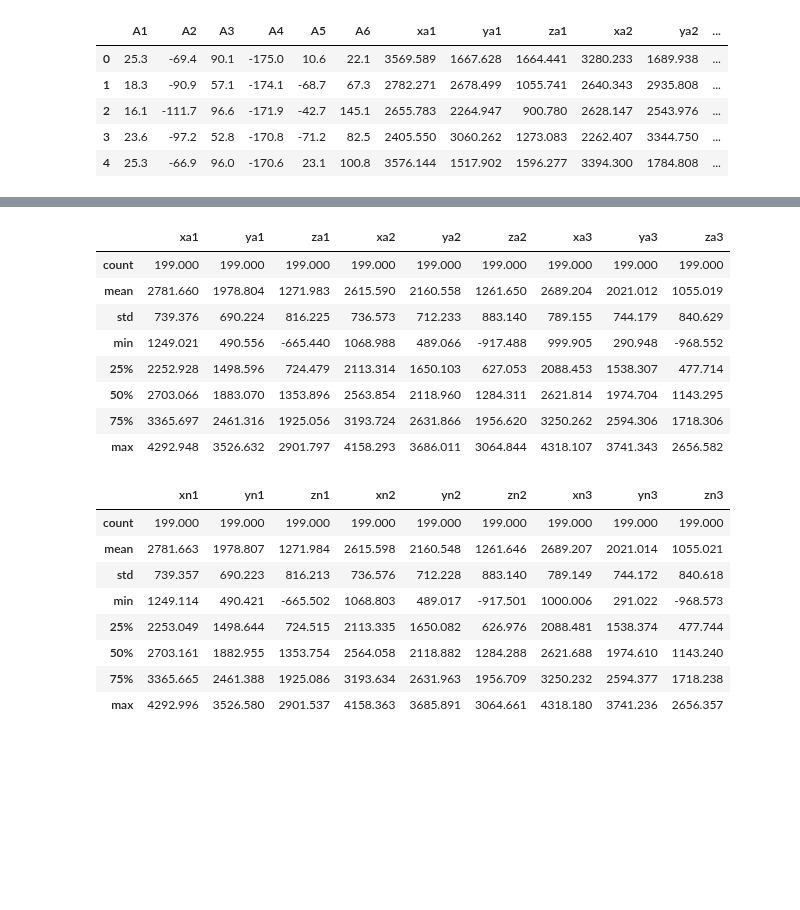
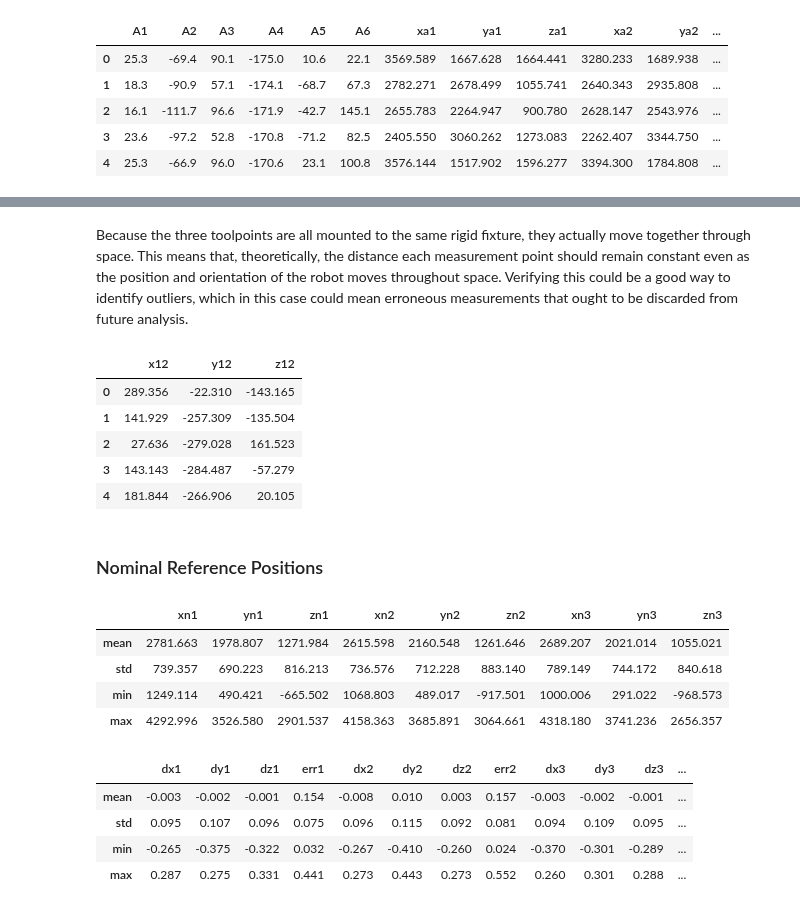
Before and after one commit to BotScutters/robot_accuracy, a Jupyter notebook: Positional accuracy of a 6-axis robot arm.ipynb, the cells around one changed output, grey strips where cells are left out. Saved outputs shown, nothing was run; the diff lists cells and outputs as text; code cells hidden in the pictures; blank space fills up the shorter version.

Commit message:
Updated notebook with further analysis
Analyzed joint positions, started analyzing measured positions. Lots more to go...

```diff
--- a/Positional accuracy of a 6-axis robot arm.ipynb
+++ b/Positional accuracy of a 6-axis robot arm.ipynb
@@ -71,0 +113,2 @@ joints.describe()
+# %% [markdown]
+Because the three toolpoints are all mounted to the same rigid fixture, they actually move together through space. This means that, theoretically, the distance each measurement point should remain constant even as the position and orientation of the robot moves throughout space. Verifying this could be a good way to identify outliers, which in this case could mean erroneous measurements that ought to be discarded from future analysis.
@@ -72,30 +120,36 @@ joints.describe()
+# %%
+vec12 = pd.DataFrame(pt1act.values-pt2act.values, columns=['x12', 'y12', 'z12'])
+vec23 = pd.DataFrame(pt2act.values-pt3act.values, columns=['x23', 'y23', 'z23'])
+vec13 = pd.DataFrame(pt1act.values-pt3act.values, columns=['x13', 'y13', 'z13'])
+vec12.head()
+# %% [output]
+|  | x12 | y12 | z12 |
+| 0 | 289.356 | -22.310 | -143.165 |
+| 1 | 141.929 | -257.309 | -135.504 |
+| 2 | 27.636 | -279.028 | 161.523 |
+| 3 | 143.143 | -284.487 | -57.279 |
+| 4 | 181.844 | -266.906 | 20.105 |
+# %% [markdown]
+### Nominal Reference Positions
 # %%
-# make dataframe containing just the measured positions for each pose
-actuals_cols = robodata.iloc[:, 6:15].columns
-actuals = robodata[actuals_cols]
-actuals.describe()
+# make dataframe containing just the nominal positions for each pose
+nominals_cols = robodata.iloc[:, 15:24].columns
+nominals = robodata[nominals_cols]
+nominals.describe().loc[['mean','std', 'min', 'max']]
 # %% [output]
-|  | xa1 | ya1 | za1 | xa2 | ya2 | za2 | xa3 | ya3 | za3 |
-| count | 199.000 | 199.000 | 199.000 | 199.000 | 199.000 | 199.000 | 199.000 | 199.000 | 199.000 |
-| mean | 2781.660 | 1978.804 | 1271.983 | 2615.590 | 2160.558 | 1261.650 | 2689.204 | 2021.012 | 1055.019 |
-| std | 739.376 | 690.224 | 816.225 | 736.573 | 712.233 | 883.140 | 789.155 | 744.179 | 840.629 |
-| min | 1249.021 | 490.556 | -665.440 | 1068.988 | 489.066 | -917.488 | 999.905 | 290.948 | -968.552 |
-| 25% | 2252.928 | 1498.596 | 724.479 | 2113.314 | 1650.103 | 627.053 | 2088.453 | 1538.307 | 477.714 |
-| 50% | 2703.066 | 1883.070 | 1353.896 | 2563.854 | 2118.960 | 1284.311 | 2621.814 | 1974.704 | 1143.295 |
-| 75% | 3365.697 | 2461.316 | 1925.056 | 3193.724 | 2631.866 | 1956.620 | 3250.262 | 2594.306 | 1718.306 |
-| max | 4292.948 | 3526.632 | 2901.797 | 4158.293 | 3686.011 | 3064.844 | 4318.107 | 3741.343 | 2656.582 |
+|  | xn1 | yn1 | zn1 | xn2 | yn2 | zn2 | xn3 | yn3 | zn3 |
+| mean | 2781.663 | 1978.807 | 1271.984 | 2615.598 | 2160.548 | 1261.646 | 2689.207 | 2021.014 | 1055.021 |
+| std | 739.357 | 690.223 | 816.213 | 736.576 | 712.228 | 883.140 | 789.149 | 744.172 | 840.618 |
+| min | 1249.114 | 490.421 | -665.502 | 1068.803 | 489.017 | -917.501 | 1000.006 | 291.022 | -968.573 |
+| max | 4292.996 | 3526.580 | 2901.537 | 4158.363 | 3685.891 | 3064.661 | 4318.180 | 3741.236 | 2656.357 |
 # %%
-# make dataframe containing just the nominal positions for each pose
-nominals_cols = robodata.iloc[:, 15:24].columns
-nominals = robodata[nominals_cols]
-nominals.describe()
+# make dataframe containing just the errors of the positions for each pose
+error_cols = robodata.iloc[:, 24:].columns
+errors = robodata[error_cols]
+errors.describe().loc[['mean','std', 'min', 'max']]
 # %% [output]
-|  | xn1 | yn1 | zn1 | xn2 | yn2 | zn2 | xn3 | yn3 | zn3 |
-| count | 199.000 | 199.000 | 199.000 | 199.000 | 199.000 | 199.000 | 199.000 | 199.000 | 199.000 |
-| mean | 2781.663 | 1978.807 | 1271.984 | 2615.598 | 2160.548 | 1261.646 | 2689.207 | 2021.014 | 1055.021 |
-| std | 739.357 | 690.223 | 816.213 | 736.576 | 712.228 | 883.140 | 789.149 | 744.172 | 840.618 |
-| min | 1249.114 | 490.421 | -665.502 | 1068.803 | 489.017 | -917.501 | 1000.006 | 291.022 | -968.573 |
-| 25% | 2253.049 | 1498.644 | 724.515 | 2113.335 | 1650.082 | 626.976 | 2088.481 | 1538.374 | 477.744 |
-| 50% | 2703.161 | 1882.955 | 1353.754 | 2564.058 | 2118.882 | 1284.288 | 2621.688 | 1974.610 | 1143.240 |
-| 75% | 3365.665 | 2461.388 | 1925.086 | 3193.634 | 2631.963 | 1956.709 | 3250.232 | 2594.377 | 1718.238 |
-| max | 4292.996 | 3526.580 | 2901.537 | 4158.363 | 3685.891 | 3064.661 | 4318.180 | 3741.236 | 2656.357 |
+|  | dx1 | dy1 | dz1 | err1 | dx2 | dy2 | dz2 | err2 | dx3 | dy3 | dz3 | ... |
+| mean | -0.003 | -0.002 | -0.001 | 0.154 | -0.008 | 0.010 | 0.003 | 0.157 | -0.003 | -0.002 | -0.001 | ... |
+| std | 0.095 | 0.107 | 0.096 | 0.075 | 0.096 | 0.115 | 0.092 | 0.081 | 0.094 | 0.109 | 0.095 | ... |
+| min | -0.265 | -0.375 | -0.322 | 0.032 | -0.267 | -0.410 | -0.260 | 0.024 | -0.370 | -0.301 | -0.289 | ... |
+| max | 0.287 | 0.275 | 0.331 | 0.441 | 0.273 | 0.443 | 0.273 | 0.552 | 0.260 | 0.301 | 0.288 | ... |
```
Also changed, not shown: parts of 14 cells of this notebook.
